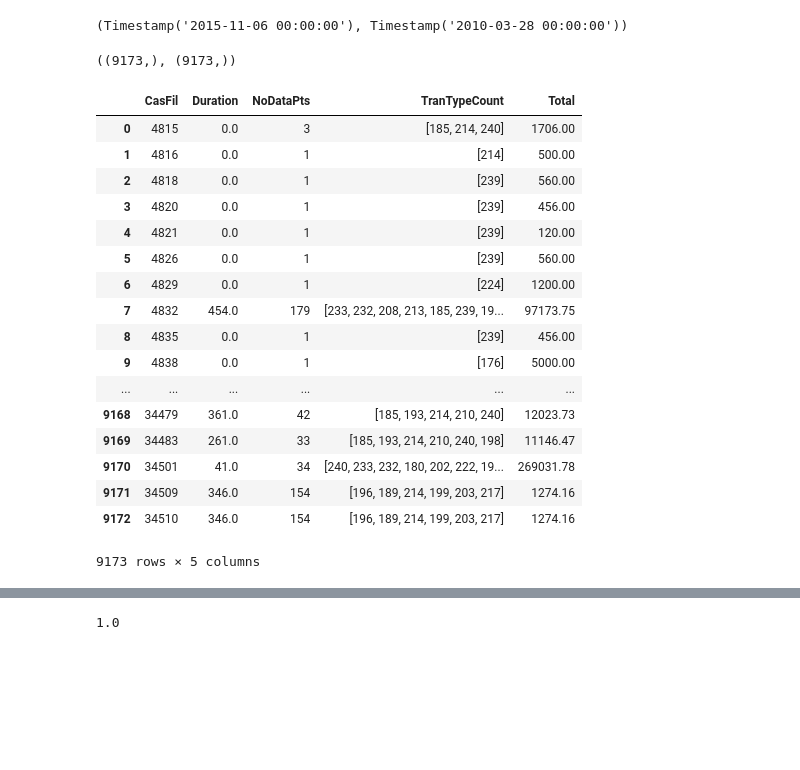
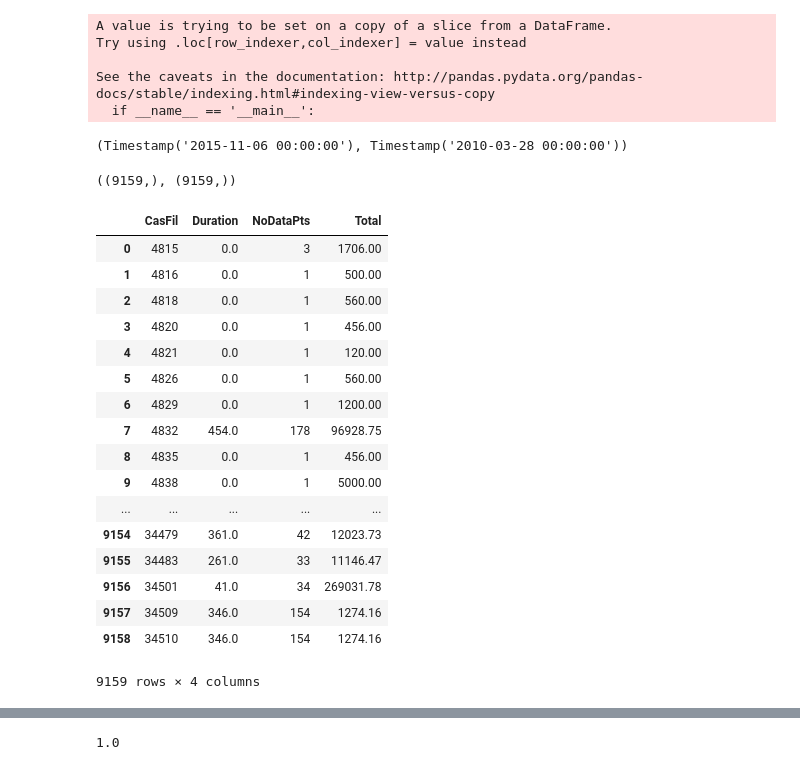
Before and after one commit to sanhitamj/elderly_fraud_detection, a Jupyter notebook: PersonalNeeds.ipynb, the cells around one changed output, grey strips where cells are left out. Cells and saved outputs as stored; diff of their text form; code cells hidden in the pictures; blank space fills up the shorter version.

Commit message:
data cleanup

```diff
--- a/PersonalNeeds.ipynb
+++ b/PersonalNeeds.ipynb
@@ -22,4 +22,4 @@ df['TranDt'] = pd.to_datetime(df['TranDt'])
 # df_personal.sort_values(['CasFil', 'TranDt'], inplace=True)
 
 
-df['TranCat']!= 245
+df = df[(df['TranCat']!= 245) & (df['TranCat']!= 249)]
@@ -37,6 +53,12 @@ Have personal expenses data for people 7463
 tran_cat = df['TranCat'].unique()
 # %%
 df['NoDays'] = (df['TranDt'] - df['TranDt'].min())/ np.timedelta64(1,'D')
+# %% [output]
+A value is trying to be set on a copy of a slice from a DataFrame.
+Try using .loc[row_indexer,col_indexer] = value instead
+
+See the caveats in the documentation: http://pandas.pydata.org/pandas-docs/stable/indexing.html#indexing-view-versus-copy
+  if __name__ == '__main__':
 # %%
 df[df['CasFil']==16739]['TranDt'].max(), df[df['CasFil']==16739]['TranDt'].min()
 # %% [output]
@@ -45,39 +67,37 @@ df[df['CasFil']==16739]['TranDt'].max(), df[df['CasFil']==16739]['TranDt'].min()
 duration = df.groupby(by='CasFil')['NoDays'].max() - df.groupby(by='CasFil')['NoDays'].min()
 NoCount = df.groupby(by='CasFil')['Amount'].count()
 Total = df.groupby(by='CasFil')['Amount'].sum()
-
-ids = df.groupby(by='CasFil')['TranCat'].unique()
 # %%
 dur_ind = (df.groupby(by='CasFil')['NoDays'].max() - df.groupby(by='CasFil')['NoDays'].min()).index
 # %%
 NoCount.shape, ids.shape
 # %% [output]
-((9173,), (9173,))
+((9159,), (9159,))
 # %%
 raw = {'Duration': list(duration), 'NoDataPts' : list(NoCount), 'TranTypeCount' : ids, 'Total' : Total}
-explore = pd.DataFrame(raw, columns = ['Duration', 'NoDataPts', 'TranTypeCount', 'Total'], index=NoCount.index)
+explore = pd.DataFrame(raw, columns = ['Duration', 'NoDataPts', 'Total'], index=NoCount.index)
 # explore['CasFile'] = explore.index
 explore.reset_index(level=0, inplace=True)
 explore
 # %% [output]
-|  | CasFil | Duration | NoDataPts | TranTypeCount | Total |
-| 0 | 4815 | 0.0 | 3 | [185, 214, 240] | 1706.00 |
-| 1 | 4816 | 0.0 | 1 | [214] | 500.00 |
-| 2 | 4818 | 0.0 | 1 | [239] | 560.00 |
-| 3 | 4820 | 0.0 | 1 | [239] | 456.00 |
-| 4 | 4821 | 0.0 | 1 | [239] | 120.00 |
-| 5 | 4826 | 0.0 | 1 | [239] | 560.00 |
-| 6 | 4829 | 0.0 | 1 | [224] | 1200.00 |
-| 7 | 4832 | 454.0 | 179 | [233, 232, 208, 213, 185, 239, 19... | 97173.75 |
-| 8 | 4835 | 0.0 | 1 | [239] | 456.00 |
-| 9 | 4838 | 0.0 | 1 | [176] | 5000.00 |
-| ... | ... | ... | ... | ... | ... |
-| 9168 | 34479 | 361.0 | 42 | [185, 193, 214, 210, 240] | 12023.73 |
-| 9169 | 34483 | 261.0 | 33 | [185, 193, 214, 210, 240, 198] | 11146.47 |
-| 9170 | 34501 | 41.0 | 34 | [240, 233, 232, 180, 202, 222, 19... | 269031.78 |
-| 9171 | 34509 | 346.0 | 154 | [196, 189, 214, 199, 203, 217] | 1274.16 |
-| 9172 | 34510 | 346.0 | 154 | [196, 189, 214, 199, 203, 217] | 1274.16 |
+|  | CasFil | Duration | NoDataPts | Total |
+| 0 | 4815 | 0.0 | 3 | 1706.00 |
+| 1 | 4816 | 0.0 | 1 | 500.00 |
+| 2 | 4818 | 0.0 | 1 | 560.00 |
+| 3 | 4820 | 0.0 | 1 | 456.00 |
+| 4 | 4821 | 0.0 | 1 | 120.00 |
+| 5 | 4826 | 0.0 | 1 | 560.00 |
+| 6 | 4829 | 0.0 | 1 | 1200.00 |
+| 7 | 4832 | 454.0 | 178 | 96928.75 |
+| 8 | 4835 | 0.0 | 1 | 456.00 |
+| 9 | 4838 | 0.0 | 1 | 5000.00 |
+| ... | ... | ... | ... | ... |
+| 9154 | 34479 | 361.0 | 42 | 12023.73 |
+| 9155 | 34483 | 261.0 | 33 | 11146.47 |
+| 9156 | 34501 | 41.0 | 34 | 269031.78 |
+| 9157 | 34509 | 346.0 | 154 | 1274.16 |
+| 9158 | 34510 | 346.0 | 154 | 1274.16 |
-9173 rows × 5 columns
+9159 rows × 4 columns
 # %%
 explore[explore['Duration']== 0]
 # %% [output]
```
Also changed, not shown: parts of 11 cells of this notebook, 1 other file.
